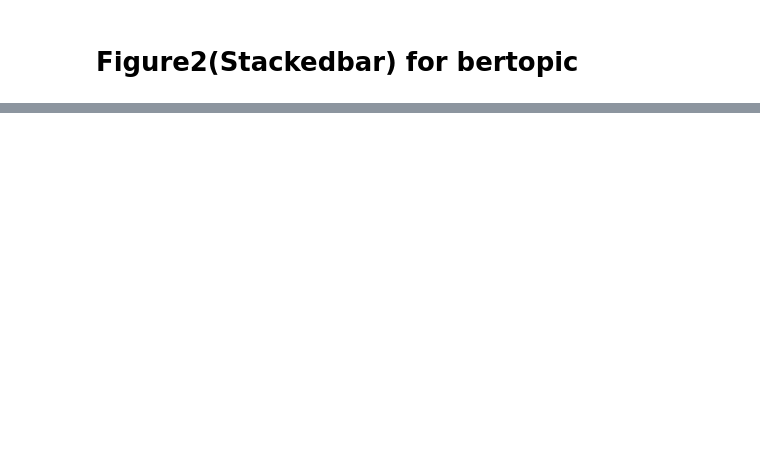
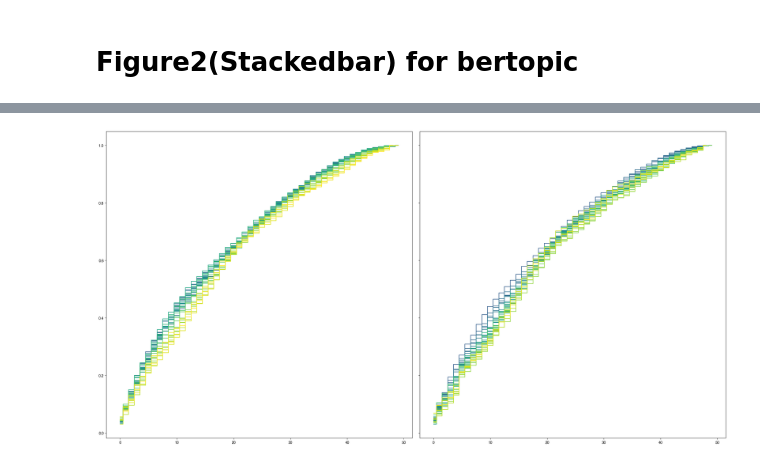
Before and after one commit to myokyunghan/stackoverflow_src_2425, a Jupyter notebook: data_availability/bert_based/C_Result_Fig2_1.ipynb, the cells around one changed output, grey strips where cells are left out. Drawn from its saved outputs; the diff is of its cells as text; code cells hidden in the pictures; blank space fills up the shorter version.

```diff
--- a/data_availability/bert_based/C_Result_Fig2_1.ipynb
+++ b/data_availability/bert_based/C_Result_Fig2_1.ipynb
@@ -372,0 +593,6 @@ plt.show();
+# %%
+df_topic_r['entropy_c'] = df_topic_r.groupby(['rel_week']).apply(lambda x : [e*np.log(e) for e in x['proportion']]).explode().reset_index().rename(columns={0:'entropy_c'})['entropy_c']
+# %%
+df_topic_r.sort_values(by = ['rel_week', 'Topic']).reset_index(drop=True, inplace=True)
+# %%
+df_topic_r['p_cs'] = df_topic_r.groupby('rel_week')['proportion'].cumsum()
@@ -372,0 +615,19 @@ plt.show();
+# %%
+w_range_dict = {0 : np.arange(-52, 53, 4),
+                1 : np.arange(0, 105, 4)
+                }
+# %%
+fig, axs = plt.subplots(1, 2, figsize = (24, 12), constrained_layout=True, sharey=True)
+colors = plt.cm.get_cmap('viridis')(np.linspace(0.3, 1, len(w_range_dict[0])))
+
+
+for key, w_range in w_range_dict.items():
+    for i, w in enumerate(w_range):
+        df_w = df_topic_r[df_topic_r['rel_week']== w]
+        axs[key].step(df_w['Topic'],\
+            df_w['p_cs'], \
+            where='mid',\
+            color=colors[i]
+            )
+# %% [output]
+[figure, added]
```
Also changed, not shown: parts of 69 cells of this notebook, 2 other files.
